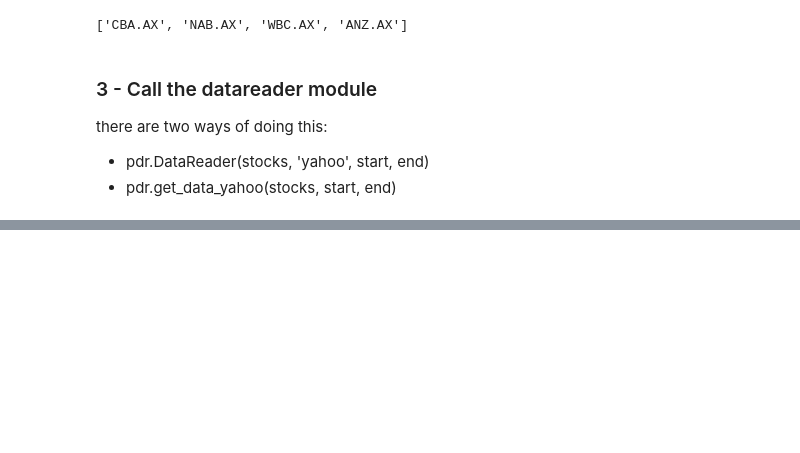
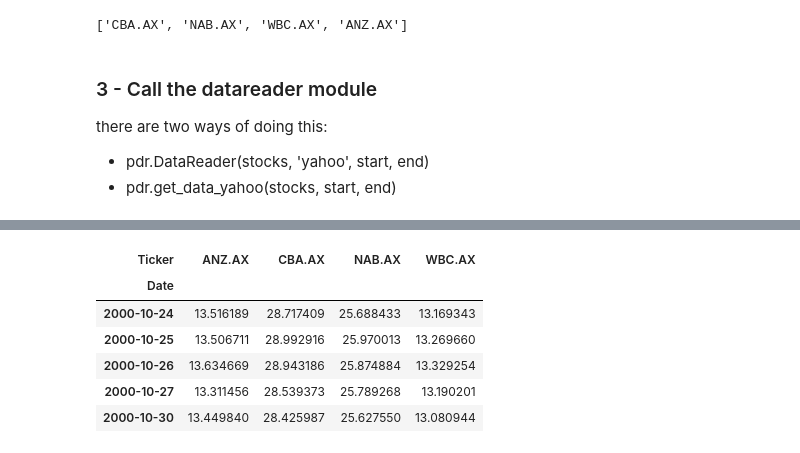
Before and after one commit to Hctor11/financial-notes, a Jupyter notebook: src/01-stockdata.ipynb, the cells around one changed output, grey strips where cells are left out. Cells and saved outputs as stored; diff of their text form; code cells hidden in the pictures; blank space fills up the shorter version.

```diff
--- a/src/01-stockdata.ipynb
+++ b/src/01-stockdata.ipynb
@@ -38,0 +50,11 @@ TypeError: string indices must be integers
+# %%
+close = df.Close
+close.head()
+# %% [output]
+| Ticker | ANZ.AX | CBA.AX | NAB.AX | WBC.AX |
+| Date |  |  |  |  |
+| 2000-10-24 | 13.516189 | 28.717409 | 25.688433 | 13.169343 |
+| 2000-10-25 | 13.506711 | 28.992916 | 25.970013 | 13.269660 |
+| 2000-10-26 | 13.634669 | 28.943186 | 25.874884 | 13.329254 |
+| 2000-10-27 | 13.311456 | 28.539373 | 25.789268 | 13.190201 |
+| 2000-10-30 | 13.449840 | 28.425987 | 25.627550 | 13.080944 |
```
Also changed, not shown: parts of 7 cells of this notebook.
